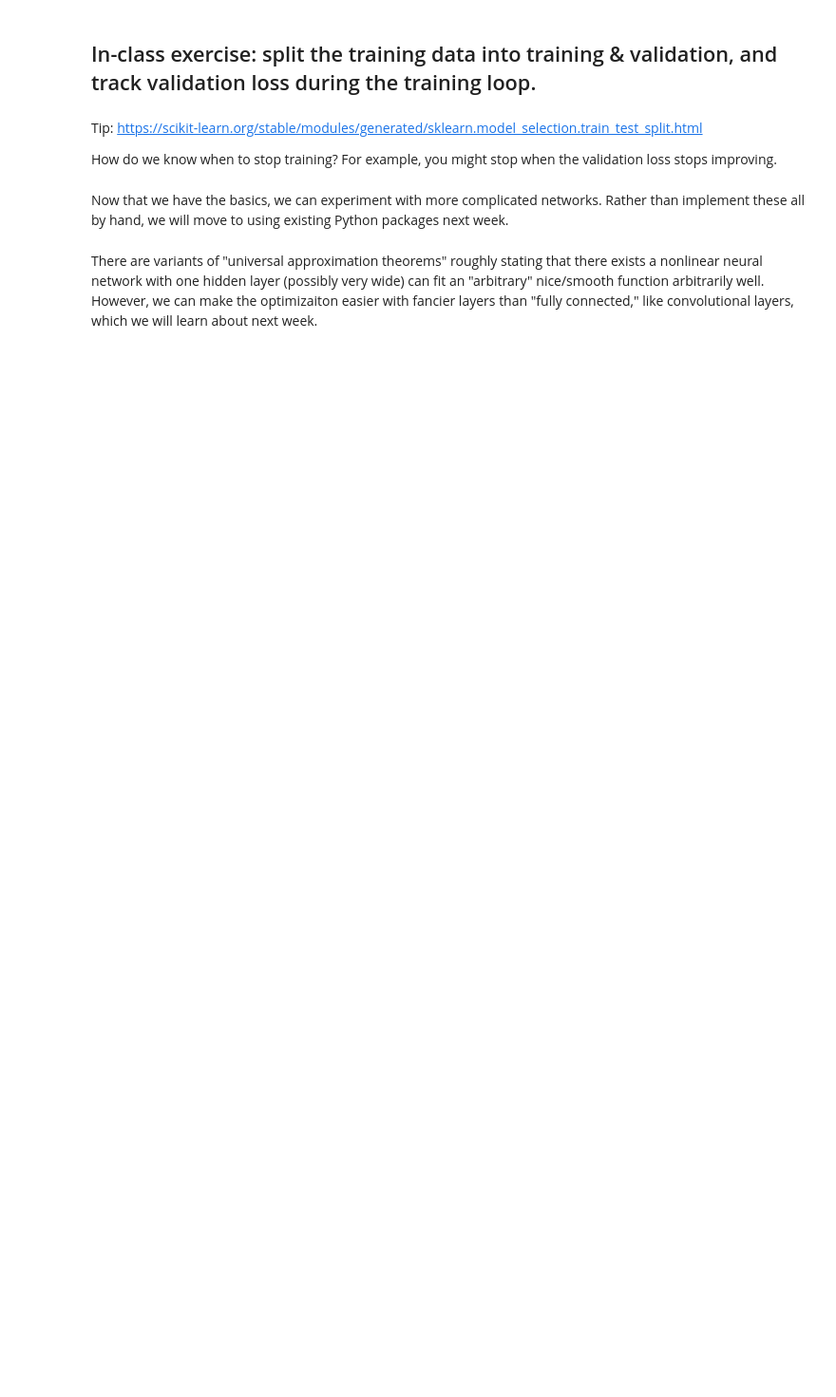
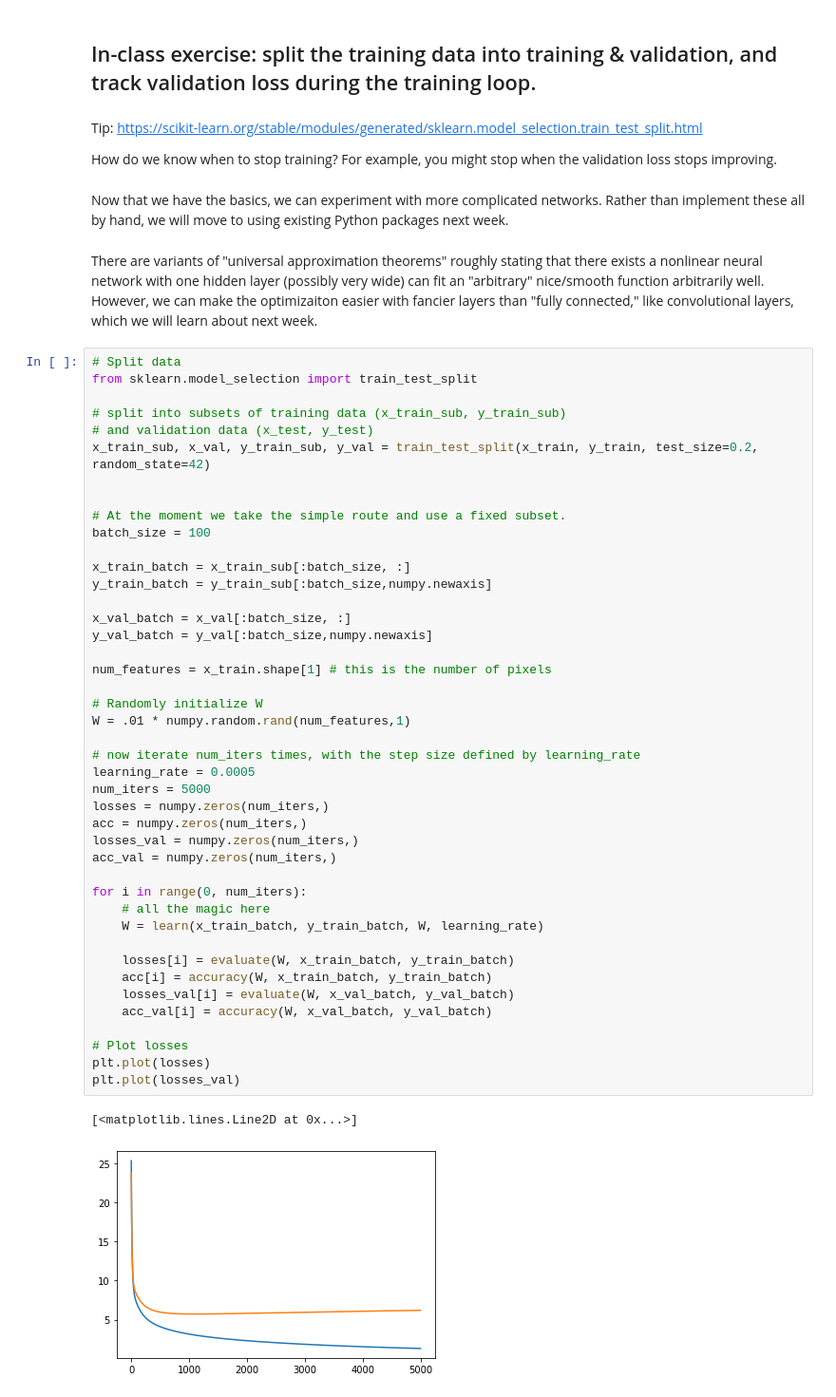
Before and after one commit to morse129/ai-science-training-series, a Jupyter notebook: 02_neural_networks_python/01_introduction_mlp.ipynb, the cells around one changed output. Shown at 95% size. Drawn from its saved outputs; the diff is of its cells as text; blank space fills up the shorter version.

```diff
--- a/02_neural_networks_python/01_introduction_mlp.ipynb
+++ b/02_neural_networks_python/01_introduction_mlp.ipynb
@@ -331,3 +327,49 @@ How do we know when to stop training? For example, you might stop when the valid
 Now that we have the basics, we can experiment with more complicated networks. Rather than implement these all by hand, we will move to using existing Python packages next week.
 # %% [markdown]
 There are variants of "universal approximation theorems" roughly stating that there exists a nonlinear neural network with one hidden layer (possibly very wide) can fit an "arbitrary" nice/smooth function arbitrarily well. However, we can make the optimizaiton easier with fancier layers than "fully connected," like convolutional layers, which we will learn about next week.
+# %%
+# Split data
+from sklearn.model_selection import train_test_split
+
+# split into subsets of training data (x_train_sub, y_train_sub)
+# and validation data (x_test, y_test)
+x_train_sub, x_val, y_train_sub, y_val = train_test_split(x_train, y_train, test_size=0.2, random_state=42)
+
+
+# At the moment we take the simple route and use a fixed subset.
+batch_size = 100
+
+x_train_batch = x_train_sub[:batch_size, :]
+y_train_batch = y_train_sub[:batch_size,numpy.newaxis]
+
+x_val_batch = x_val[:batch_size, :]
+y_val_batch = y_val[:batch_size,numpy.newaxis]
+
+num_features = x_train.shape[1] # this is the number of pixels
+
+# Randomly initialize W
+W = .01 * numpy.random.rand(num_features,1)
+
+# now iterate num_iters times, with the step size defined by learning_rate
+learning_rate = 0.0005
+num_iters = 5000
+losses = numpy.zeros(num_iters,)
+acc = numpy.zeros(num_iters,)
+losses_val = numpy.zeros(num_iters,)
+acc_val = numpy.zeros(num_iters,)
+
+for i in range(0, num_iters):
+    # all the magic here
+    W = learn(x_train_batch, y_train_batch, W, learning_rate)
+
+    losses[i] = evaluate(W, x_train_batch, y_train_batch)
+    acc[i] = accuracy(W, x_train_batch, y_train_batch)
+    losses_val[i] = evaluate(W, x_val_batch, y_val_batch)
+    acc_val[i] = accuracy(W, x_val_batch, y_val_batch)
+
+# Plot losses
+plt.plot(losses)
+plt.plot(losses_val)
+# %% [output]
+[<matplotlib.lines.Line2D at 0x...>]
+[figure, added]
```
Also changed, not shown: parts of 4 cells of this notebook.
